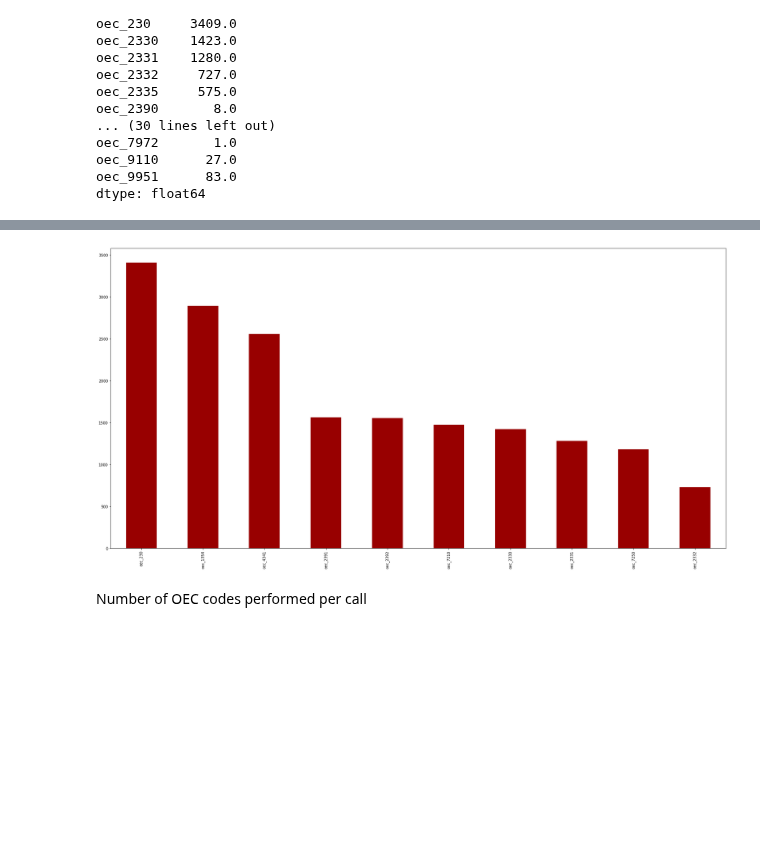
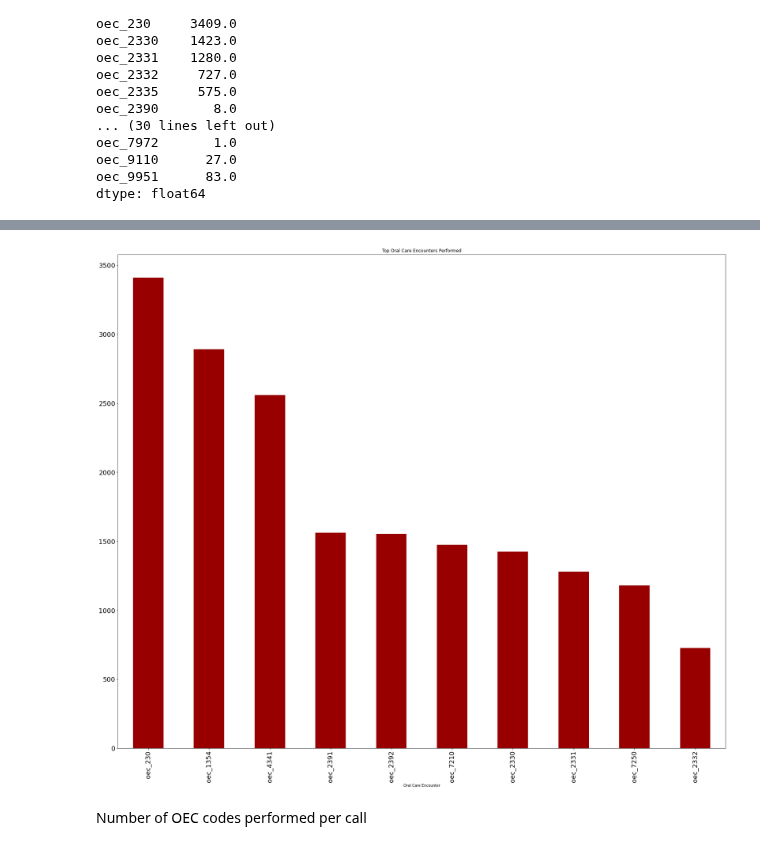
Before and after one commit to Jmiah789/smile-on-get_tootha_choppa, a Jupyter notebook: notebooks/1_cleanup.ipynb, the cells around one changed output, grey strips where cells are left out. Saved outputs shown, nothing was run; the diff lists cells and outputs as text; code cells hidden in the pictures; blank space fills up the shorter version.

```diff
--- a/notebooks/1_cleanup.ipynb
+++ b/notebooks/1_cleanup.ipynb
@@ -436,8 +506,8 @@ oec_sums.plot.bar()
 # %%
-oec_sums.plot.bar(x = 'Oral_Care_Encounter', y = 'Count Performed', color = '#980000')
+oec_sums.plot.bar(x = 'Oral_Care_Encounter', y = 'Count Performed', color = '#980000', title = 'Top Oral Care Encounters Performed', xlabel = 'Oral Care Encounter', fontsize = 18)
 plt.rcParams["figure.figsize"]=(15, 15)
 # %% [output]
-[figure, old version]
+[figure, new version]
 # %% [markdown]
 Number of OEC codes performed per call
 # %%
```
Also changed, not shown: parts of 31 cells of this notebook, 2 other files.
